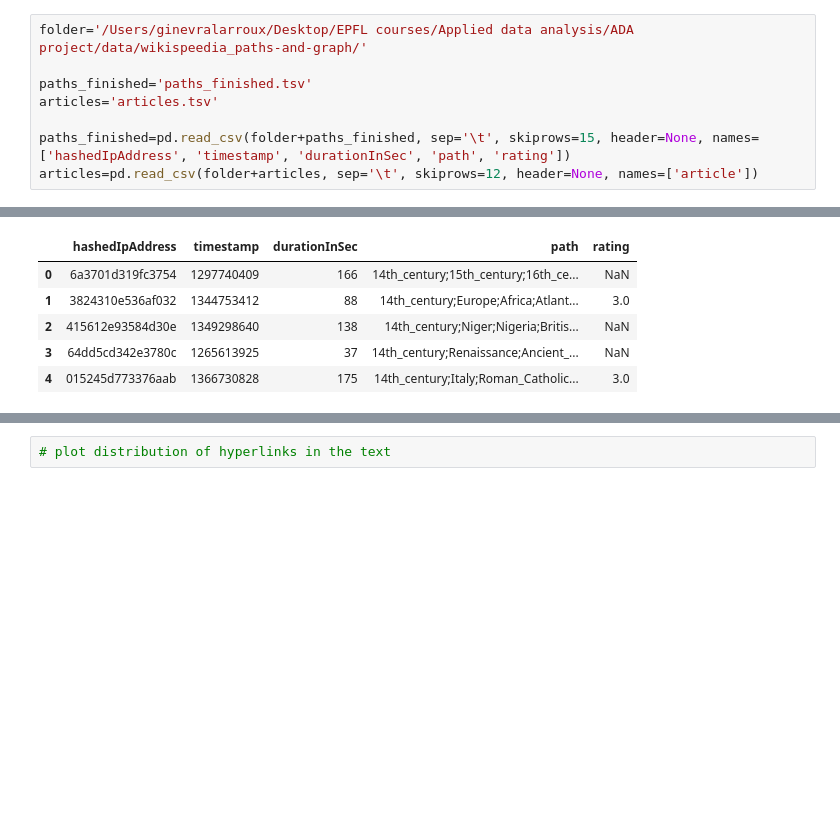
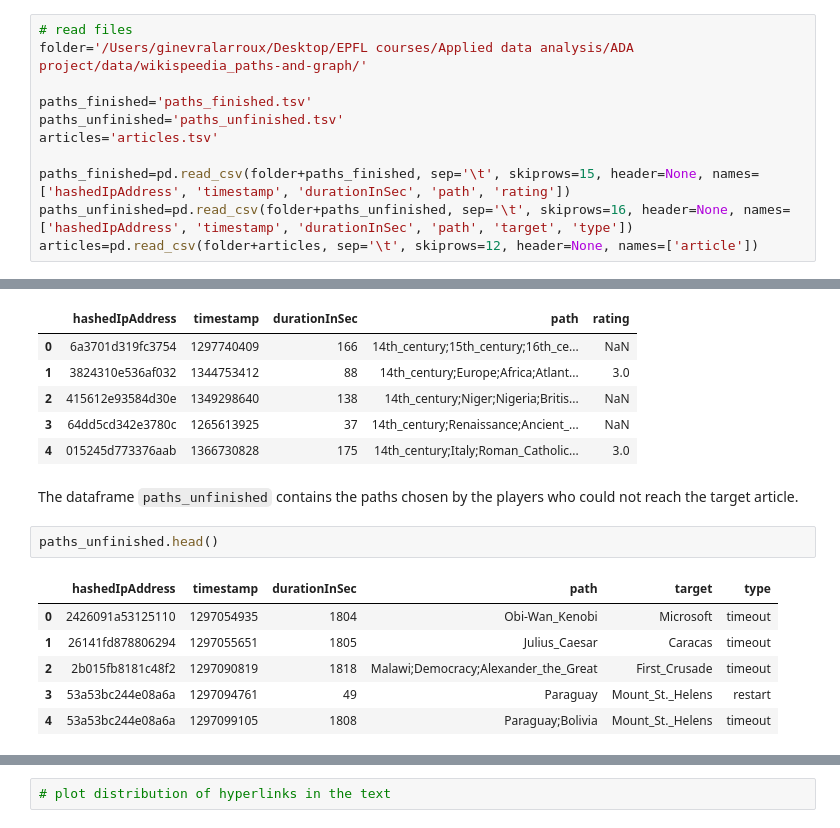
Before and after one commit to epfl-ada/ada-2022-project-theadalyzers, a Jupyter notebook: P2.ipynb, the cells around one changed output, grey strips where cells are left out. Cells and saved outputs as stored; diff of their text form; blank space fills up the shorter version.

```diff
--- a/P2.ipynb
+++ b/P2.ipynb
@@ -43,9 +39,12 @@ It is therefore essential to extract from the data the frequency of clicks for e
 # %%
+# read files
 folder='/Users/ginevralarroux/Desktop/EPFL courses/Applied data analysis/ADA project/data/wikispeedia_paths-and-graph/'
 
 paths_finished='paths_finished.tsv'
+paths_unfinished='paths_unfinished.tsv'
 articles='articles.tsv'
 
 paths_finished=pd.read_csv(folder+paths_finished, sep='\t', skiprows=15, header=None, names=['hashedIpAddress', 'timestamp', 'durationInSec', 'path', 'rating'])
+paths_unfinished=pd.read_csv(folder+paths_unfinished, sep='\t', skiprows=16, header=None, names=['hashedIpAddress', 'timestamp', 'durationInSec', 'path', 'target', 'type'])
 articles=pd.read_csv(folder+articles, sep='\t', skiprows=12, header=None, names=['article'])
 # %% [markdown]
@@ -59,4 +58,15 @@ paths_finished.head()
 | 2 | 415612e93584d30e | 1349298640 | 138 | 14th_century;Niger;Nigeria;Britis... | NaN |
 | 3 | 64dd5cd342e3780c | 1265613925 | 37 | 14th_century;Renaissance;Ancient_... | NaN |
 | 4 | 015245d773376aab | 1366730828 | 175 | 14th_century;Italy;Roman_Catholic... | 3.0 |
+# %% [markdown]
+The dataframe `paths_unfinished` contains the paths chosen by the players who could not reach the target article.
+# %%
+paths_unfinished.head()
+# %% [output]
+|  | hashedIpAddress | timestamp | durationInSec | path | target | type |
+| 0 | 2426091a53125110 | 1297054935 | 1804 | Obi-Wan_Kenobi | Microsoft | timeout |
+| 1 | 26141fd878806294 | 1297055651 | 1805 | Julius_Caesar | Caracas | timeout |
+| 2 | 2b015fb8181c48f2 | 1297090819 | 1818 | Malawi;Democracy;Alexander_the_Great | First_Crusade | timeout |
+| 3 | 53a53bc244e08a6a | 1297094761 | 49 | Paraguay | Mount_St._Helens | restart |
+| 4 | 53a53bc244e08a6a | 1297099105 | 1808 | Paraguay;Bolivia | Mount_St._Helens | timeout |
 # %% [markdown]
```
Also changed, not shown: parts of 44 cells of this notebook.
